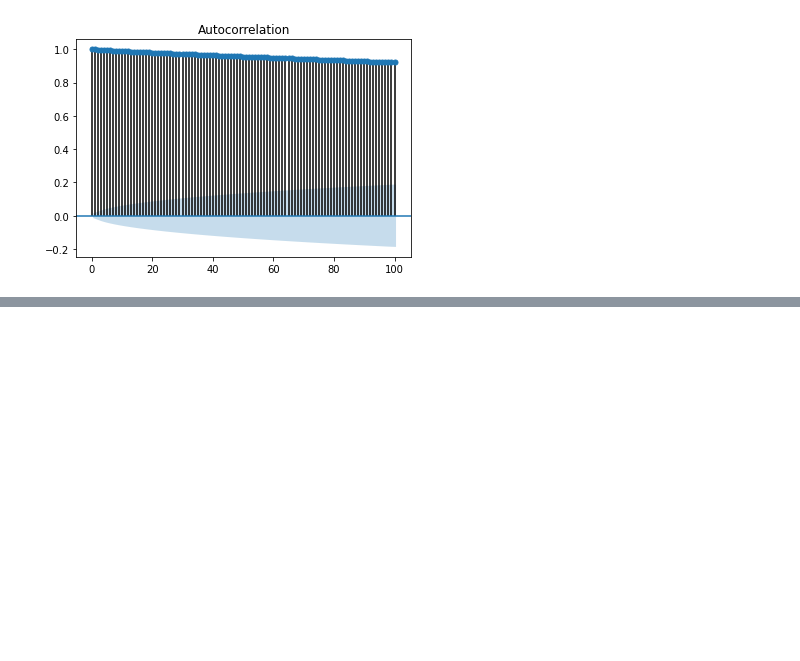
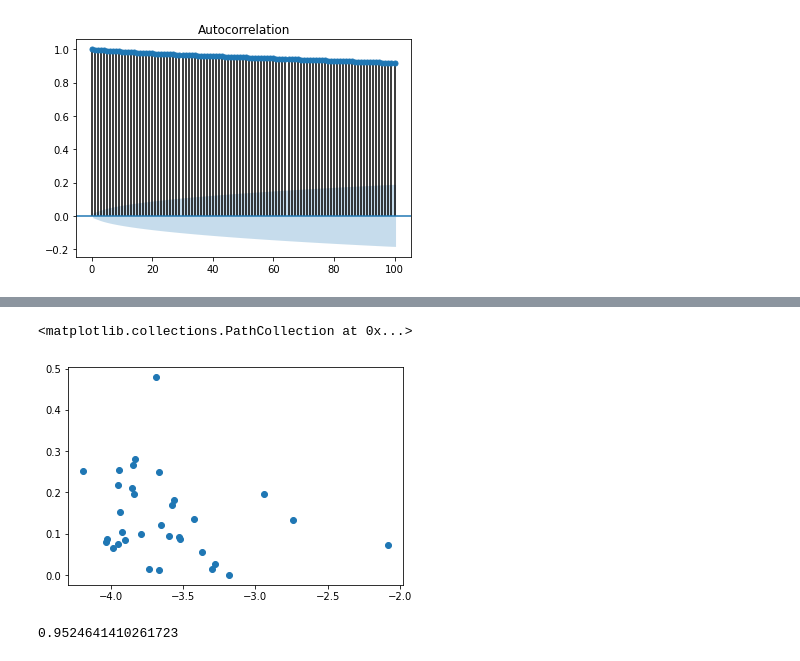
Before and after one commit to YannisZa/stochastic-travel-demand-modelling, a Jupyter notebook: notebooks/commuter_data_sandbox.ipynb, the cells around one changed output, grey strips where cells are left out. Drawn from its saved outputs; the diff is of its cells as text; code cells hidden in the pictures; blank space fills up the shorter version.

```diff
--- a/notebooks/commuter_data_sandbox.ipynb
+++ b/notebooks/commuter_data_sandbox.ipynb
@@ -262,0 +269,9 @@ print(np.std(samples[::1500],axis=0))
+# %%
+plt.scatter(posterior_xd,abs(xd-posterior_xd))
+# %% [output]
+<matplotlib.collections.PathCollection at 0x...>
+[figure, added]
+# %%
+np.corrcoef(posterior_xd,xd)[0,1]
+# %% [output]
+0.9524641410261723
```
Also changed, not shown: parts of 33 cells of this notebook, 2 other files.
